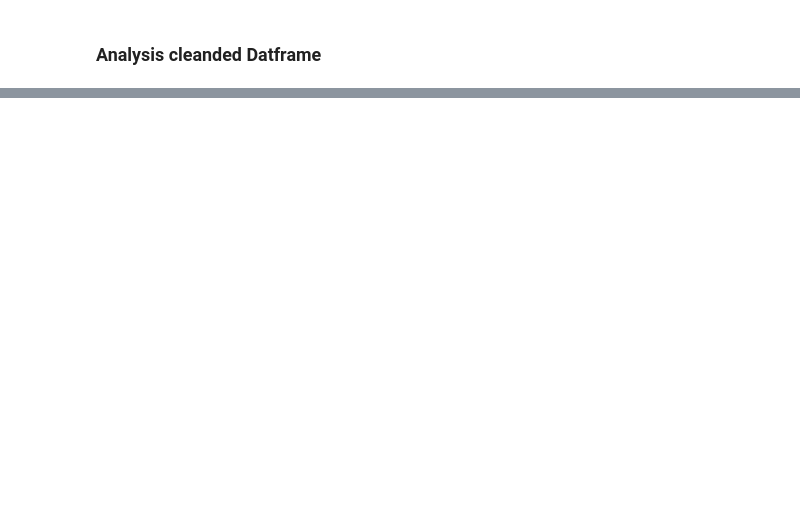
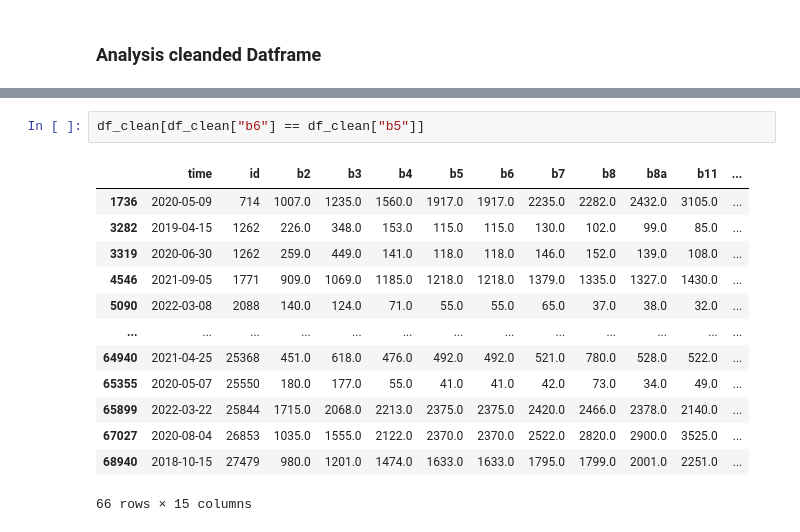
Before and after one commit to RafaelRiesle/tree_classification, a Jupyter notebook: notebooks/evelin/analysis_spectral_bands.ipynb, the cells around one changed output, grey strips where cells are left out. Cells and saved outputs as stored; diff of their text form; blank space fills up the shorter version.

```diff
--- a/notebooks/evelin/analysis_spectral_bands.ipynb
+++ b/notebooks/evelin/analysis_spectral_bands.ipynb
@@ -237,0 +211,16 @@ df_sample[df_sample["b6"] == df_sample["b5"]].groupby("species").count()
+# %%
+df_clean[df_clean["b6"] == df_clean["b5"]]
+# %% [output]
+|  | time | id | b2 | b3 | b4 | b5 | b6 | b7 | b8 | b8a | b11 | ... |
+| 1736 | 2020-05-09 | 714 | 1007.0 | 1235.0 | 1560.0 | 1917.0 | 1917.0 | 2235.0 | 2282.0 | 2432.0 | 3105.0 | ... |
+| 3282 | 2019-04-15 | 1262 | 226.0 | 348.0 | 153.0 | 115.0 | 115.0 | 130.0 | 102.0 | 99.0 | 85.0 | ... |
+| 3319 | 2020-06-30 | 1262 | 259.0 | 449.0 | 141.0 | 118.0 | 118.0 | 146.0 | 152.0 | 139.0 | 108.0 | ... |
+| 4546 | 2021-09-05 | 1771 | 909.0 | 1069.0 | 1185.0 | 1218.0 | 1218.0 | 1379.0 | 1335.0 | 1327.0 | 1430.0 | ... |
+| 5090 | 2022-03-08 | 2088 | 140.0 | 124.0 | 71.0 | 55.0 | 55.0 | 65.0 | 37.0 | 38.0 | 32.0 | ... |
+| ... | ... | ... | ... | ... | ... | ... | ... | ... | ... | ... | ... | ... |
+| 64940 | 2021-04-25 | 25368 | 451.0 | 618.0 | 476.0 | 492.0 | 492.0 | 521.0 | 780.0 | 528.0 | 522.0 | ... |
+| 65355 | 2020-05-07 | 25550 | 180.0 | 177.0 | 55.0 | 41.0 | 41.0 | 42.0 | 73.0 | 34.0 | 49.0 | ... |
+| 65899 | 2022-03-22 | 25844 | 1715.0 | 2068.0 | 2213.0 | 2375.0 | 2375.0 | 2420.0 | 2466.0 | 2378.0 | 2140.0 | ... |
+| 67027 | 2020-08-04 | 26853 | 1035.0 | 1555.0 | 2122.0 | 2370.0 | 2370.0 | 2522.0 | 2820.0 | 2900.0 | 3525.0 | ... |
+| 68940 | 2018-10-15 | 27479 | 980.0 | 1201.0 | 1474.0 | 1633.0 | 1633.0 | 1795.0 | 1799.0 | 2001.0 | 2251.0 | ... |
+66 rows × 15 columns
```
Also changed, not shown: parts of 28 cells of this notebook.
